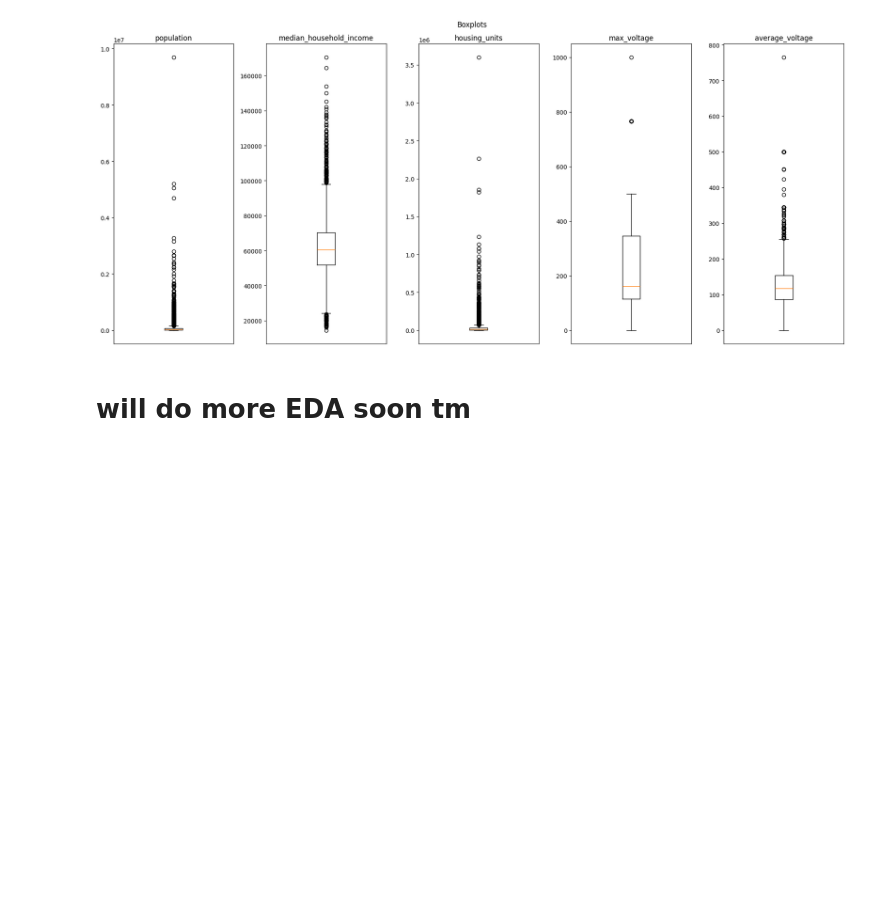
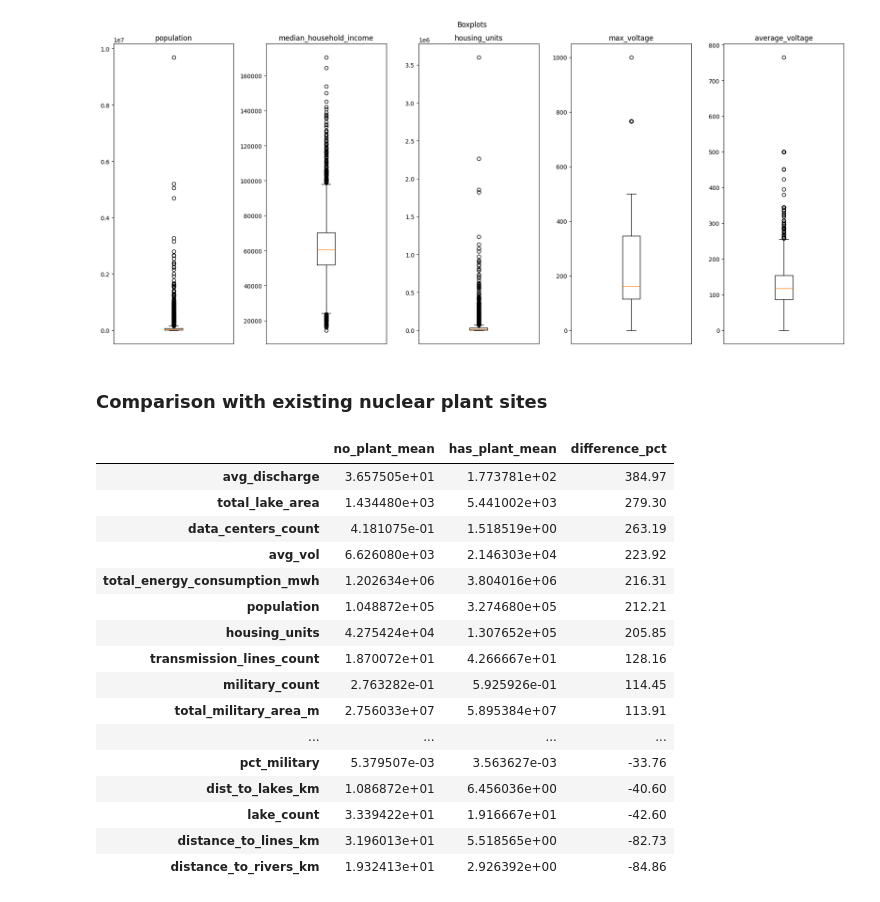
Before and after one commit to quentinconklejr/team-nuclear-family, a Jupyter notebook: notebooks/eda.ipynb, the cells around one changed output. Saved outputs shown, nothing was run; the diff lists cells and outputs as text; code cells hidden in the pictures; blank space fills up the shorter version.

```diff
--- a/notebooks/eda.ipynb
+++ b/notebooks/eda.ipynb
@@ -185,5 +182,37 @@ plt.tight_layout()
 plt.show()
 # %% [output]
 [figure]
-# %% [markdown]
-# will do more EDA soon tm
+# %% [markdown]
+### Comparison with existing nuclear plant sites
+# %%
+# comparing mean of numerical columns between counties with and without existing nuclear power plants
+has_plant = df[df['plant_count'] > 0]
+no_plant = df[df['plant_count'] == 0]
+
+numerical_cols = df.select_dtypes(include='number').drop(columns={'geo_id','plant_count'}).columns
+
+mean_comparison = pd.DataFrame({'no_plant_mean': no_plant[numerical_cols].mean(),
+                                'has_plant_mean': has_plant[numerical_cols].mean()})
+mean_comparison['difference_pct'] = ((mean_comparison['has_plant_mean'] - mean_comparison['no_plant_mean']) /
+                                     mean_comparison['no_plant_mean'] * 100).round(2)
+
+mean_comparison.sort_values('difference_pct', ascending=False, inplace=True)
+mean_comparison
+# %% [output]
+|  | no_plant_mean | has_plant_mean | difference_pct |
+| avg_discharge | 3.657505e+01 | 1.773781e+02 | 384.97 |
+| total_lake_area | 1.434480e+03 | 5.441002e+03 | 279.30 |
+| data_centers_count | 4.181075e-01 | 1.518519e+00 | 263.19 |
+| avg_vol | 6.626080e+03 | 2.146303e+04 | 223.92 |
+| total_energy_consumption_mwh | 1.202634e+06 | 3.804016e+06 | 216.31 |
+| population | 1.048872e+05 | 3.274680e+05 | 212.21 |
+| housing_units | 4.275424e+04 | 1.307652e+05 | 205.85 |
+| transmission_lines_count | 1.870072e+01 | 4.266667e+01 | 128.16 |
+| military_count | 2.763282e-01 | 5.925926e-01 | 114.45 |
+| total_military_area_m | 2.756033e+07 | 5.895384e+07 | 113.91 |
+| ... | ... | ... | ... |
+| pct_military | 5.379507e-03 | 3.563627e-03 | -33.76 |
+| dist_to_lakes_km | 1.086872e+01 | 6.456036e+00 | -40.60 |
+| lake_count | 3.339422e+01 | 1.916667e+01 | -42.60 |
+| distance_to_lines_km | 3.196013e+01 | 5.518565e+00 | -82.73 |
+| distance_to_rivers_km | 1.932413e+01 | 2.926392e+00 | -84.86 |
```
Also changed, not shown: parts of 13 cells of this notebook, 2 other files.
